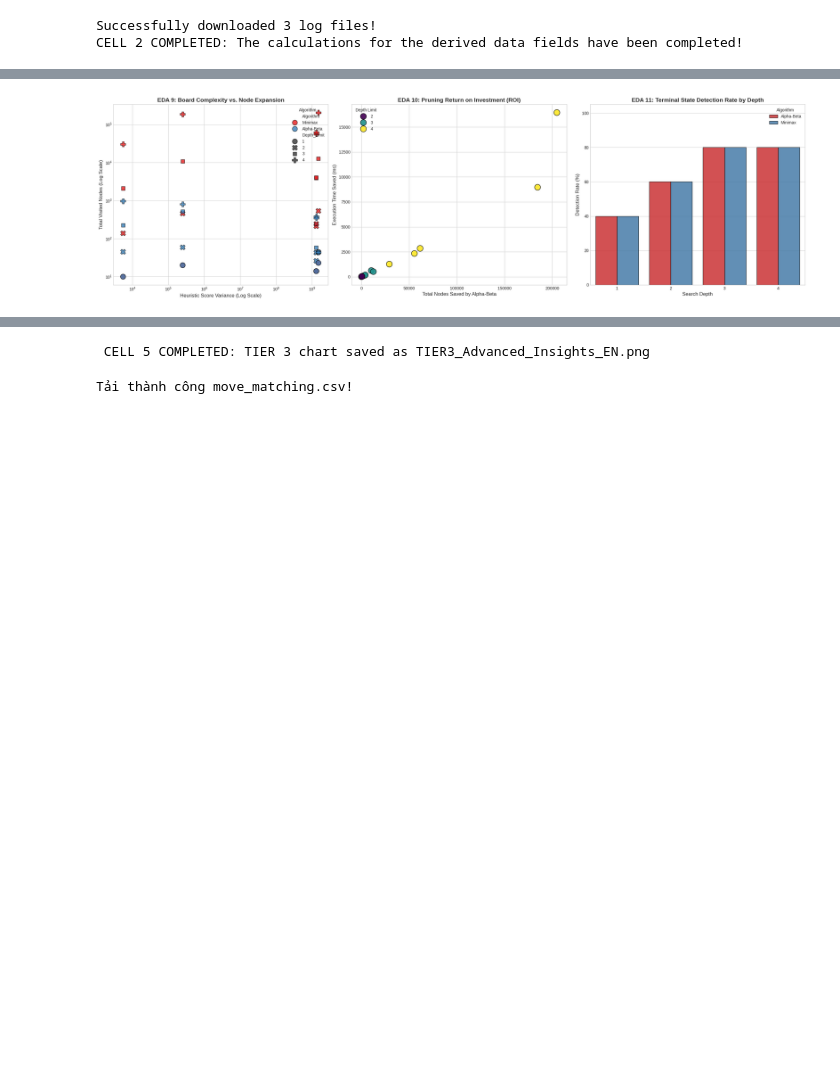
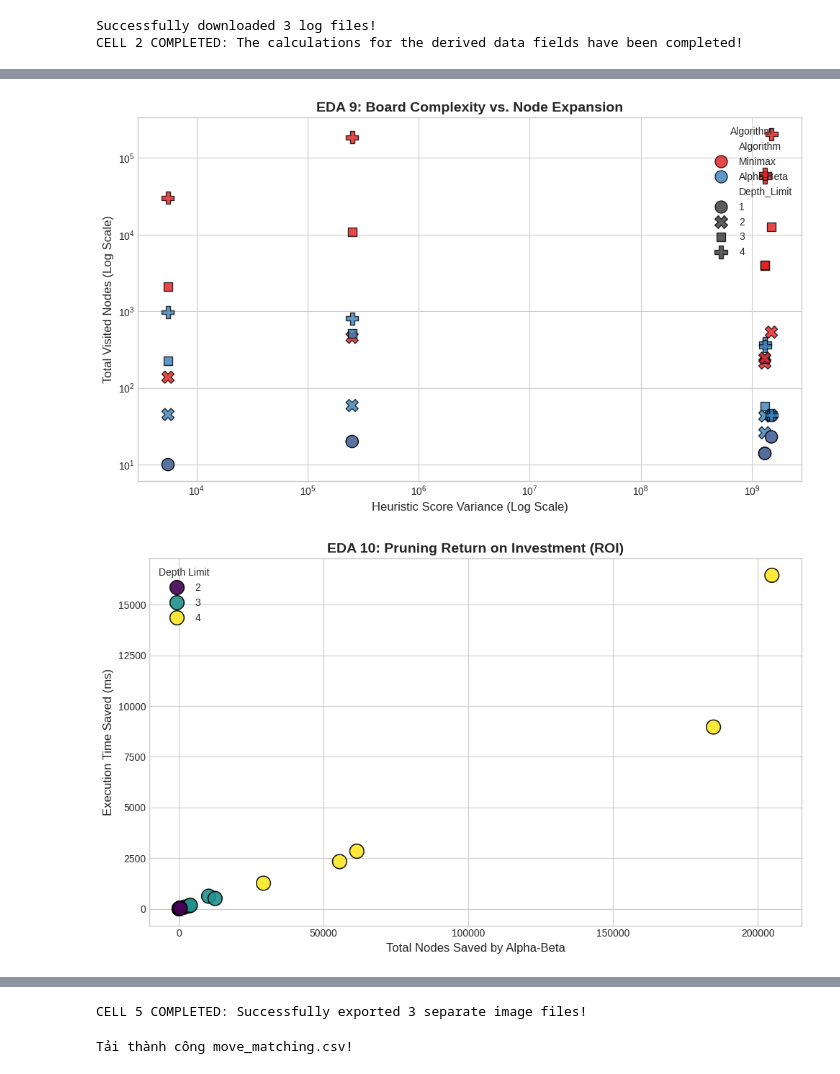
Before and after one commit to danny2708/23020512_23020548_23020523_CaroAI, a Jupyter notebook: source_code/Notebook/eda-for-caro-ai.ipynb, the cells around one changed output, grey strips where cells are left out. Drawn from its saved outputs; the diff is of its cells as text; code cells hidden in the pictures; blank space fills up the shorter version.

```diff
--- a/source_code/Notebook/eda-for-caro-ai.ipynb
+++ b/source_code/Notebook/eda-for-caro-ai.ipynb
@@ -209,80 +248,90 @@ CELL 4 COMPLETED: TIER 2 chart saved as TIER2_AI_Diagnostics_EN.png
 # %%
 # ==========================================
-# CELL 5: TIER 3 - ADVANCED SYSTEM INSIGHTS
+# CELL 5: TIER 3 - ADVANCED SYSTEM INSIGHTS (TÁCH LẺ)
 # ==========================================
 import pandas as pd
 import numpy as np
 import matplotlib.pyplot as plt
 import seaborn as sns
 
-fig, axs = plt.subplots(1, 3, figsize=(24, 7))
-
 # ------------------------------------------------------------------------------
 # EDA 9: BOARD COMPLEXITY VS NODE EXPANSION (SCATTER PLOT)
 # ------------------------------------------------------------------------------
-# Calculate the Variance of heuristic scores for each move to measure "Uncertainty"
+plt.figure(figsize=(10, 6))
+
+# Tính toán phương sai
 heu_var = df_heuristic.groupby('Test_ID')['Final_Heuristic_Score'].var().reset_index()
-heu_var = heu_var.fillna(0) # Handle states with only 1 evaluated move
+heu_var = heu_var.fillna(0) # Xử lý các trạng thái chỉ có 1 nước đi
 heu_var.rename(columns={'Final_Heuristic_Score': 'Heuristic_Variance'}, inplace=True)
 df_var = pd.merge(df_summary, heu_var, on='Test_ID')
 
-# Add +1 to prevent log(0) errors on the X-axis
+# Cộng 1 để tránh lỗi log(0) trên trục X
 df_var['Heuristic_Variance'] = df_var['Heuristic_Variance'] + 1
 
 sns.scatterplot(data=df_var, x='Heuristic_Variance', y='Total_Visited_Nodes',
-                hue='Algorithm', style='Depth_Limit', s=150, ax=axs[0], alpha=0.8, edgecolor='black')
+                hue='Algorithm', style='Depth_Limit', s=150, alpha=0.8, edgecolor='black')
 
-axs[0].set_title('EDA 9: Board Complexity vs. Node Expansion', fontsize=14, fontweight='bold')
-axs[0].set_xlabel('Heuristic Score Variance (Log Scale)', fontsize=12)
-axs[0].set_ylabel('Total Visited Nodes (Log Scale)', fontsize=12)
-axs[0].set_xscale('log')
-axs[0].set_yscale('log')
-axs[0].legend(title='Algorithm', loc='upper right')
+plt.title('EDA 9: Board Complexity vs. Node Expansion', fontsize=14, fontweight='bold')
+plt.xlabel('Heuristic Score Variance (Log Scale)', fontsize=12)
+plt.ylabel('Total Visited Nodes (Log Scale)', fontsize=12)
+plt.xscale('log')
+plt.yscale('log')
+plt.legend(title='Algorithm', loc='upper right')
+
+plt.tight_layout()
+plt.savefig('EDA9_Board_Complexity.png', dpi=300, bbox_inches='tight')
+plt.show()
 
 # ------------------------------------------------------------------------------
 # EDA 10: PRUNING RETURN ON INVESTMENT (ROI)
 # ------------------------------------------------------------------------------
-# Calculate exact Time and Nodes saved by comparing Minimax with Alpha-Beta
+plt.figure(figsize=(10, 6))
+
+# Tính toán số lượng Node và Thời gian tiết kiệm được
 df_mm = df_summary[df_summary['Algorithm'] == 'Minimax'][['State_Name', 'Depth_Limit', 'Total_Visited_Nodes', 'Execution_Time_ms']]
 df_ab = df_summary[df_summary['Algorithm'] == 'Alpha-Beta'][['State_Name', 'Depth_Limit', 'Total_Visited_Nodes', 'Execution_Time_ms']]
 
 df_roi = pd.merge(df_mm, df_ab, on=['State_Name', 'Depth_Limit'], suffixes=('_MM', '_AB'))
 df_roi['Nodes_Saved'] = df_roi['Total_Visited_Nodes_MM'] - df_roi['Total_Visited_Nodes_AB']
 df_roi['Time_Saved_ms'] = df_roi['Execution_Time_ms_MM'] - df_roi['Execution_Time_ms_AB']
 
-# Prevent plotting 0 Nodes Saved (happens at Depth 1)
+# Lọc bỏ các trường hợp không tiết kiệm được Node nào (thường ở Depth 1)
 df_roi_filtered = df_roi[df_roi['Nodes_Saved'] > 0]
 
 sns.scatterplot(data=df_roi_filtered, x='Nodes_Saved', y='Time_Saved_ms', hue='Depth_Limit',
-                palette='viridis', s=200, ax=axs[1], edgecolor='black', alpha=0.9)
+                palette='viridis', s=200, edgecolor='black', alpha=0.9)
 
-axs[1].set_title('EDA 10: Pruning Return on Investment (ROI)', fontsize=14, fontweight='bold')
-axs[1].set_xlabel('Total Nodes Saved by Alpha-Beta', fontsize=12)
-axs[1].set_ylabel('Execution Time Saved (ms)', fontsize=12)
-axs[1].legend(title='Depth Limit')
+plt.title('EDA 10: Pruning Return on Investment (ROI)', fontsize=14, fontweight='bold')
+plt.xlabel('Total Nodes Saved by Alpha-Beta', fontsize=12)
+plt.ylabel('Execution Time Saved (ms)', fontsize=12)
+plt.legend(title='Depth Limit')
+
+plt.tight_layout()
+plt.savefig('EDA10_Pruning_ROI.png', dpi=300, bbox_inches='tight')
+plt.show()
 
 # ------------------------------------------------------------------------------
-# EDA 11: FORCED WIN/LOSS DETECTION RATE
+# EDA 11: TERMINAL STATE DETECTION RATE
 # ------------------------------------------------------------------------------
-# Calculate the percentage of finding a terminal state at each depth
+plt.figure(figsize=(10, 6))
+
+# Tính tỷ lệ phát hiện kết cục Thắng/Thua ở mỗi độ sâu
 win_detect = df_summary.groupby(['Depth_Limit', 'Algorithm'])['Winning_Status_Found'].mean().reset_index()
-win_detect['Winning_Status_Found'] *= 100 # Convert to percentage
+win_detect['Winning_Status_Found'] *= 100 # Chuyển sang phần trăm
 
 sns.barplot(data=win_detect, x='Depth_Limit', y='Winning_Status_Found',
-            hue='Algorithm', ax=axs[2], edgecolor='black', alpha=0.85)
+            hue='Algorithm', edgecolor='black', alpha=0.85)
 
-axs[2].set_title('EDA 11: Terminal State Detection Rate by Depth', fontsize=14, fontweight='bold')
-axs[2].set_xlabel('Search Depth', fontsize=12)
-axs[2].set_ylabel('Detection Rate (%)', fontsize=12)
-axs[2].set_ylim(0, 105)
+plt.title('EDA 11: Terminal State Detection Rate by Depth', fontsize=14, fontweight='bold')
+plt.xlabel('Search Depth Limit', fontsize=12)
+plt.ylabel('Detection Rate (%)', fontsize=12)
+plt.ylim(0, 105)
 
-# ------------------------------------------------------------------------------
-# XUẤT ẢNH VÀ HIỂN THỊ
-# ------------------------------------------------------------------------------
 plt.tight_layout()
-plt.savefig('TIER3_Advanced_Insights_EN.png', dpi=300, bbox_inches='tight')
+plt.savefig('EDA11_Detection_Rate.png', dpi=300, bbox_inches='tight')
 plt.show()
 
-print(" CELL 5 COMPLETED: TIER 3 chart saved as TIER3_Advanced_Insights_EN.png")
+print("CELL 5 COMPLETED: Successfully exported 3 separate image files!")
 # %% [output]
-[figure, old version]
+[figure, new version]
+[figure, added]
@@ -289,4 +339,4 @@ print(" CELL 5 COMPLETED: TIER 3 chart saved as TIER3_Advanced_Insights_EN.png")
- CELL 5 COMPLETED: TIER 3 chart saved as TIER3_Advanced_Insights_EN.png
+CELL 5 COMPLETED: Successfully exported 3 separate image files!
 # %%
 # ==========================================
 # CELL 6: KIỂM CHỨNG BẰNG MOVE MATCHING (EDA 12)
```
Also changed, not shown: parts of 3 cells of this notebook.
